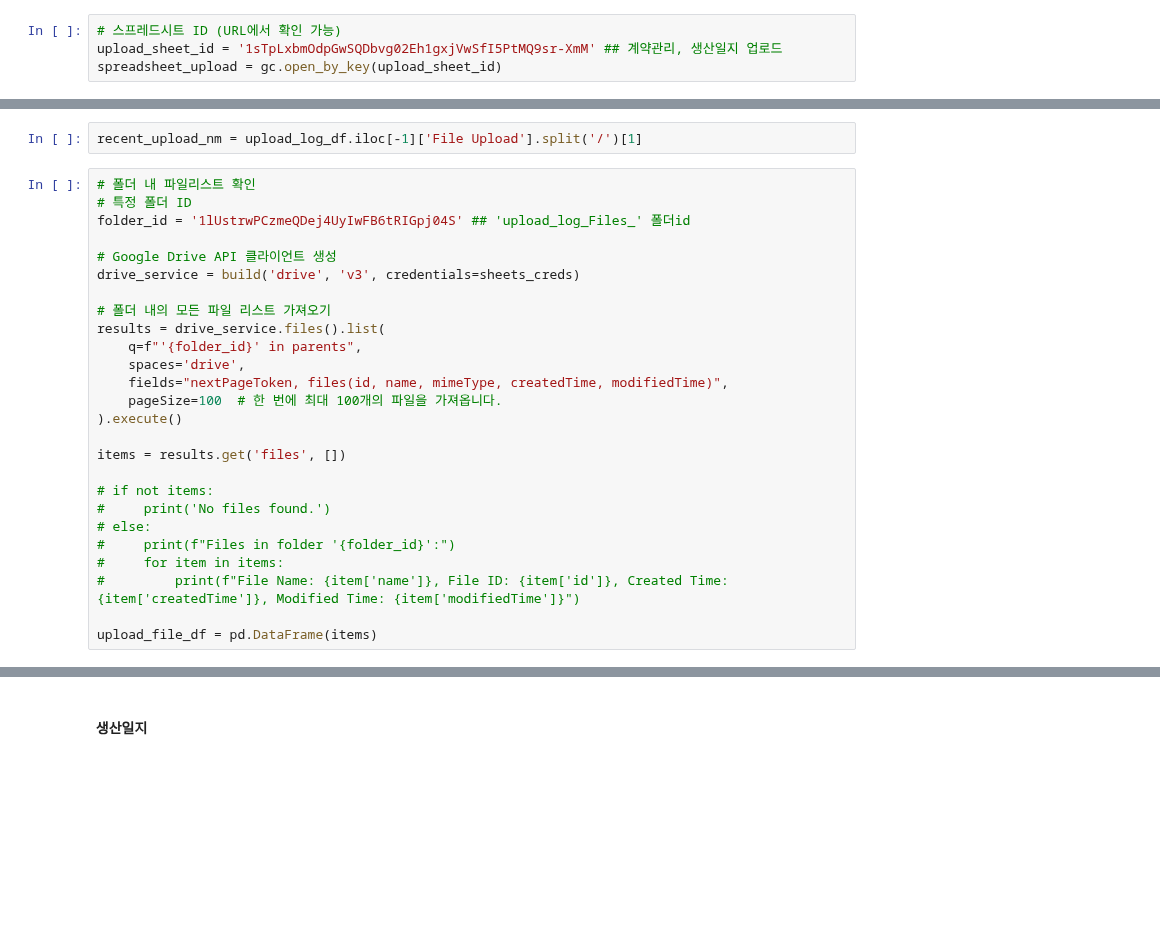
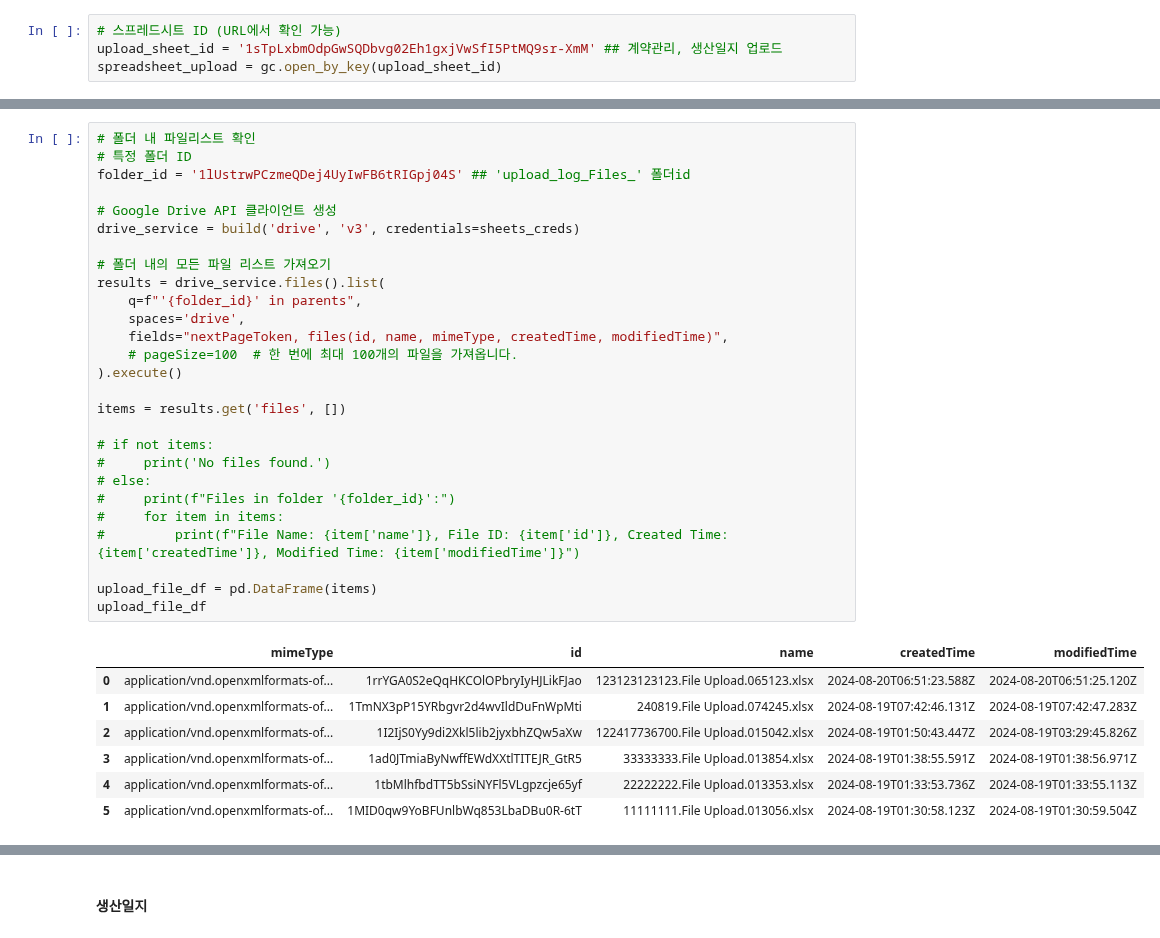
Before and after one commit to kkwann/mido_project, a Jupyter notebook: 00.BigQuery_Sheets.ipynb, the cells around one changed output, grey strips where cells are left out. Saved outputs shown, nothing was run; the diff lists cells and outputs as text; blank space fills up the shorter version.

```diff
--- a/00.BigQuery_Sheets.ipynb
+++ b/00.BigQuery_Sheets.ipynb
@@ -283,30 +284,37 @@ upload_log_df
-# %%
-recent_upload_nm = upload_log_df.iloc[-1]['File Upload'].split('/')[1]
 # %%
 # 폴더 내 파일리스트 확인
 # 특정 폴더 ID
 folder_id = '1lUstrwPCzmeQDej4UyIwFB6tRIGpj04S' ## 'upload_log_Files_' 폴더id
 
 # Google Drive API 클라이언트 생성
 drive_service = build('drive', 'v3', credentials=sheets_creds)
 
 # 폴더 내의 모든 파일 리스트 가져오기
 results = drive_service.files().list(
     q=f"'{folder_id}' in parents",
     spaces='drive',
     fields="nextPageToken, files(id, name, mimeType, createdTime, modifiedTime)",
-    pageSize=100  # 한 번에 최대 100개의 파일을 가져옵니다.
+    # pageSize=100  # 한 번에 최대 100개의 파일을 가져옵니다.
 ).execute()
 
 items = results.get('files', [])
 
 # if not items:
 #     print('No files found.')
 # else:
 #     print(f"Files in folder '{folder_id}':")
 #     for item in items:
 #         print(f"File Name: {item['name']}, File ID: {item['id']}, Created Time: {item['createdTime']}, Modified Time: {item['modifiedTime']}")
 
 upload_file_df = pd.DataFrame(items)
+upload_file_df
+# %% [output]
+|  | mimeType | id | name | createdTime | modifiedTime |
+| 0 | application/vnd.openxmlformats-of... | 1rrYGA0S2eQqHKCOlOPbryIyHJLikFJao | 123123123123.File Upload.065123.xlsx | 2024-08-20T06:51:23.588Z | 2024-08-20T06:51:25.120Z |
+| 1 | application/vnd.openxmlformats-of... | 1TmNX3pP15YRbgvr2d4wvIldDuFnWpMti | 240819.File Upload.074245.xlsx | 2024-08-19T07:42:46.131Z | 2024-08-19T07:42:47.283Z |
+| 2 | application/vnd.openxmlformats-of... | 1I2IjS0Yy9di2Xkl5lib2jyxbhZQw5aXw | 122417736700.File Upload.015042.xlsx | 2024-08-19T01:50:43.447Z | 2024-08-19T03:29:45.826Z |
+| 3 | application/vnd.openxmlformats-of... | 1ad0JTmiaByNwffEWdXXtlTITEJR_GtR5 | 33333333.File Upload.013854.xlsx | 2024-08-19T01:38:55.591Z | 2024-08-19T01:38:56.971Z |
+| 4 | application/vnd.openxmlformats-of... | 1tbMlhfbdTT5bSsiNYFl5VLgpzcje65yf | 22222222.File Upload.013353.xlsx | 2024-08-19T01:33:53.736Z | 2024-08-19T01:33:55.113Z |
+| 5 | application/vnd.openxmlformats-of... | 1MID0qw9YoBFUnlbWq853LbaDBu0R-6tT | 11111111.File Upload.013056.xlsx | 2024-08-19T01:30:58.123Z | 2024-08-19T01:30:59.504Z |
 # %%
 # 최근 업로드된 파일 불러오기
```
Also changed, not shown: parts of 16 cells of this notebook, 3 other files.
